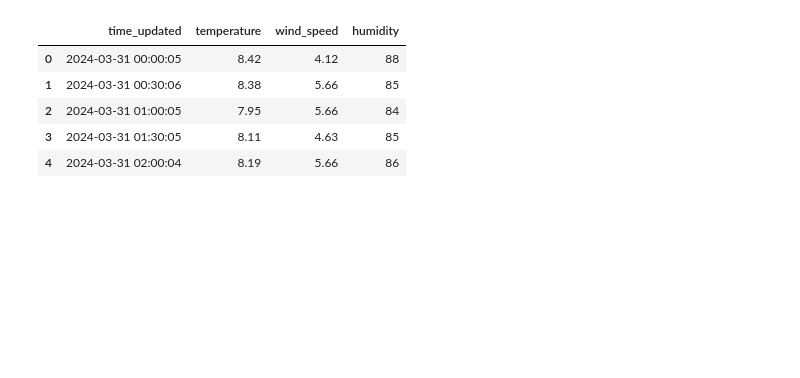
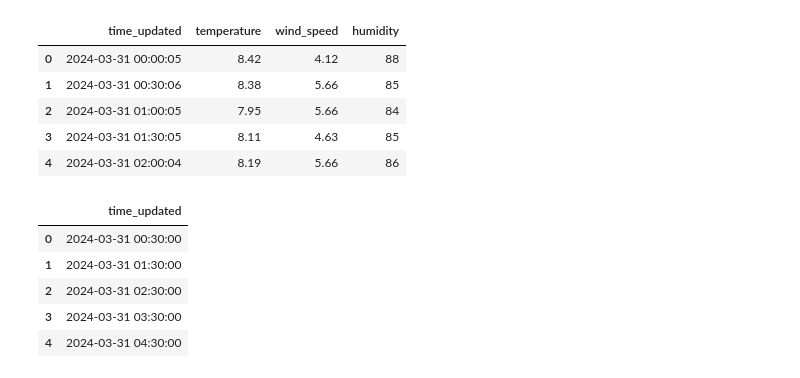
Before and after one commit to TadghPurcell/On-Your-Bike, a Jupyter notebook: ML_models/station_prediction.ipynb, the cells around one changed output. Saved outputs shown, nothing was run; the diff lists cells and outputs as text; code cells hidden in the pictures; blank space fills up the shorter version.

```diff
--- a/ML_models/station_prediction.ipynb
+++ b/ML_models/station_prediction.ipynb
@@ -151,3 +135,18 @@ weather_combined.head()
 | 2 | 2024-03-31 01:00:05 | 7.95 | 5.66 | 84 |
 | 3 | 2024-03-31 01:30:05 | 8.11 | 4.63 | 85 |
 | 4 | 2024-03-31 02:00:04 | 8.19 | 5.66 | 86 |
+# %%
+current_date = datetime.now()
+
+# Generate a list of hours for today
+hours_today = [current_date.replace(hour=h, minute=30, second=0, microsecond=0) for h in range(24)]
+hourly_df = pd.DataFrame(hours_today, columns=['time_updated'])
+
+hourly_df.head()
+# %% [output]
+|  | time_updated |
+| 0 | 2024-03-31 00:30:00 |
+| 1 | 2024-03-31 01:30:00 |
+| 2 | 2024-03-31 02:30:00 |
+| 3 | 2024-03-31 03:30:00 |
+| 4 | 2024-03-31 04:30:00 |
```
Also changed, not shown: parts of 6 cells of this notebook.
